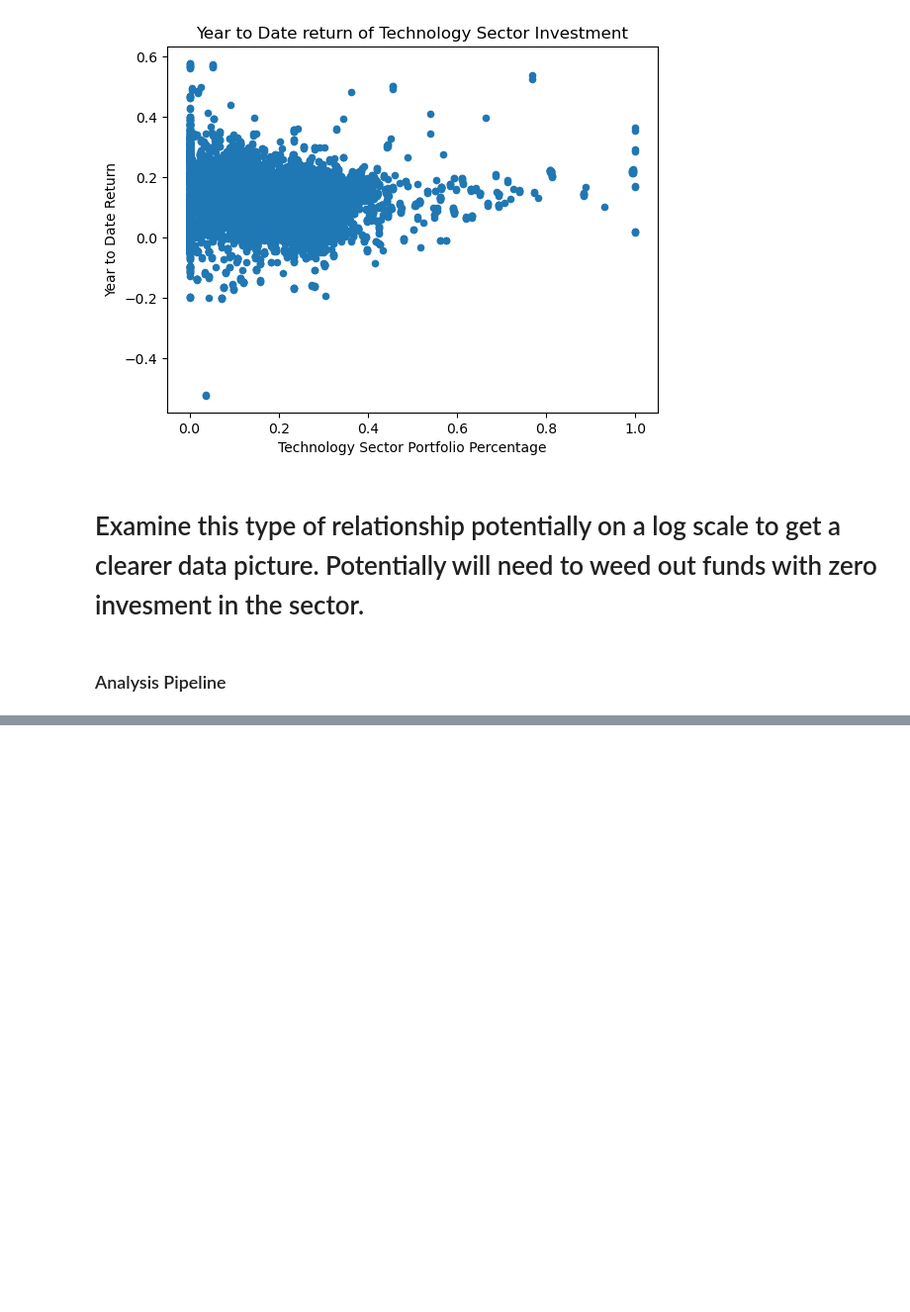
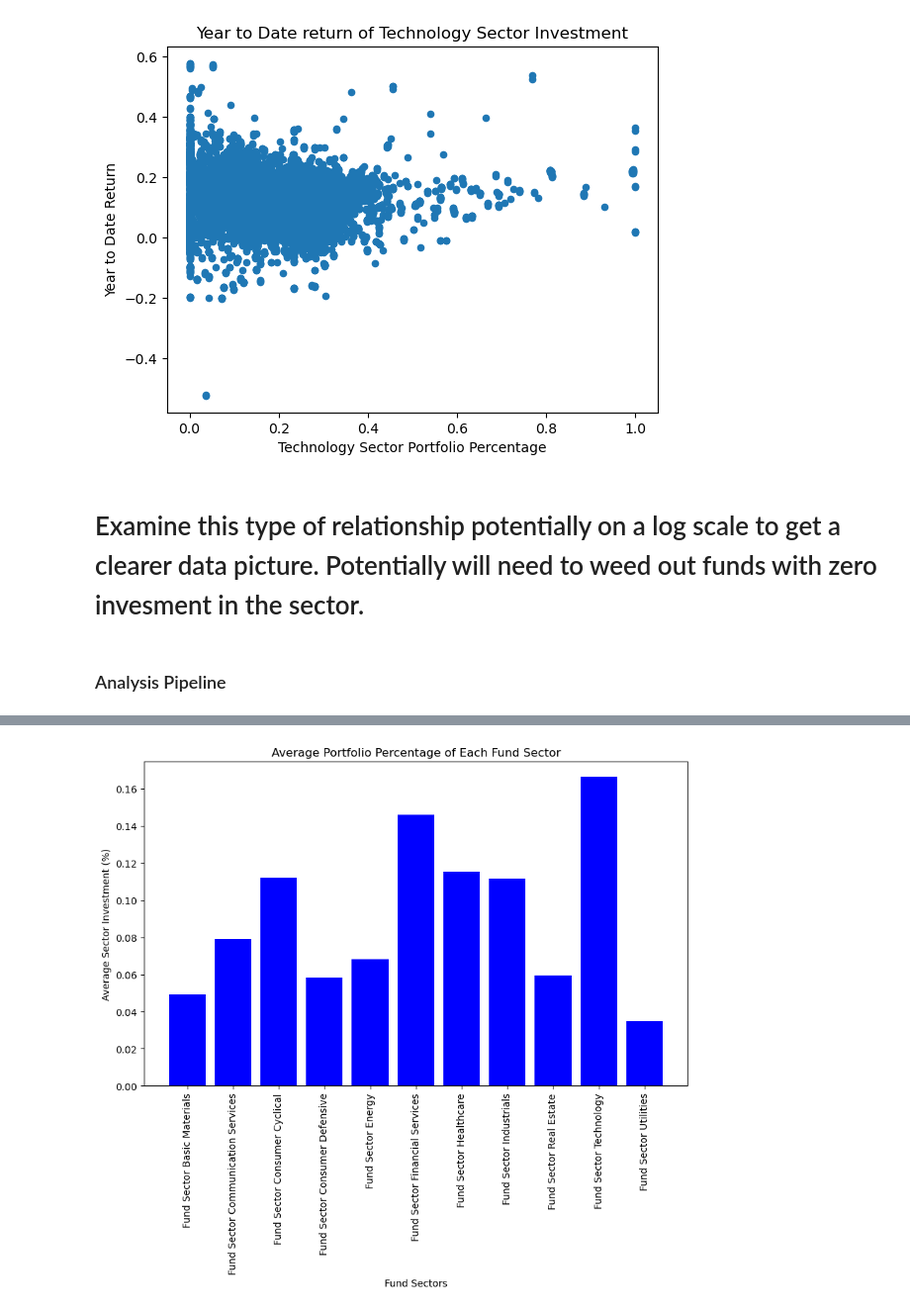
Before and after one commit to ubco-W2022T2-data301/project-group-group-57, a Jupyter notebook: analysis/analysis_Adam_Goebel.ipynb, the cells around one changed output, grey strips where cells are left out. Shown: that part at 99% size. Cells and saved outputs as stored; diff of their text form; code cells hidden in the pictures; blank space fills up the shorter version.

```diff
--- a/analysis/analysis_Adam_Goebel.ipynb
+++ b/analysis/analysis_Adam_Goebel.ipynb
@@ -139,0 +223,17 @@ df
+# %%
+fund_sectors = ['fund_sector_basic_materials', 'fund_sector_communication_services',
+                'fund_sector_consumer_cyclical', 'fund_sector_consumer_defensive',
+                'fund_sector_energy', 'fund_sector_financial_services', 'fund_sector_healthcare',
+                'fund_sector_industrials', 'fund_sector_real_estate', 'fund_sector_technology',
+                'fund_sector_utilities']
+sector_means = df[fund_sectors].mean()
+fig, ax = plt.subplots(figsize=(10, 6))
+ax.bar([sector.replace('_', ' ').title() for sector in sector_means.index],
+       sector_means.values, color='blue')
+ax.set_xlabel('Fund Sectors')
+ax.set_ylabel('Average Sector Investment (%)')
+ax.set_title('Average Portfolio Percentage of Each Fund Sector')
+plt.xticks(rotation=90)
+plt.show()
+# %% [output]
+[figure, added]
```
Also changed, not shown: parts of 18 cells of this notebook.
